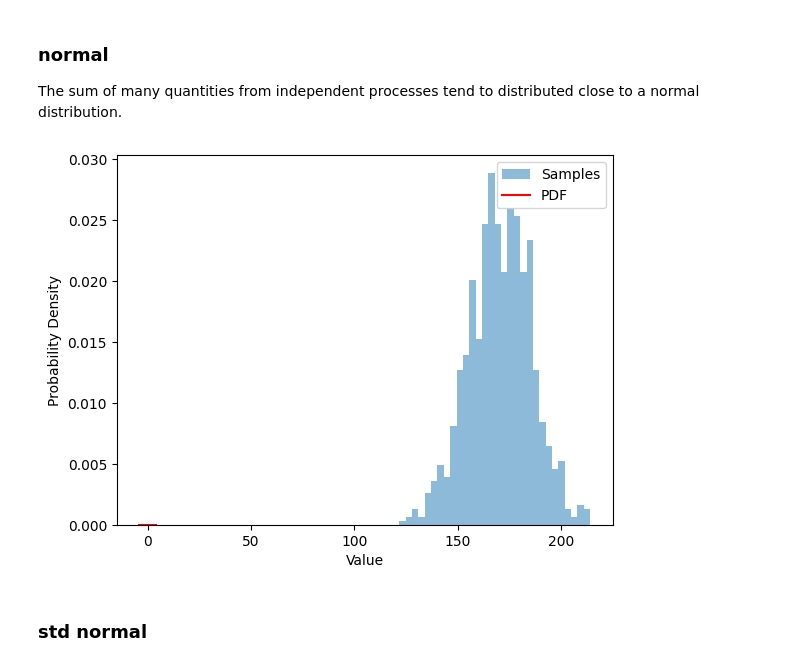
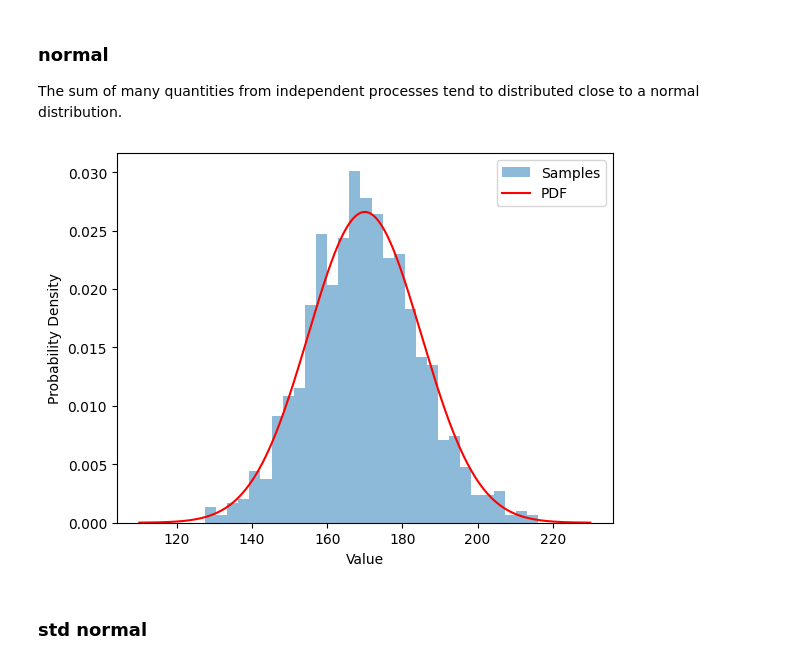
Before and after one commit to 0xdomyz/python_collection, a Jupyter notebook: math_scripts/distributions/cont_normal.ipynb, the cells around one changed output. Saved outputs shown, nothing was run; the diff lists cells and outputs as text; code cells hidden in the pictures.

```diff
--- a/math_scripts/distributions/cont_normal.ipynb
+++ b/math_scripts/distributions/cont_normal.ipynb
@@ -8,33 +8,33 @@ The sum of many quantities from independent processes tend to distributed close
 # %%
 from scipy.stats import norm
 import matplotlib.pyplot as plt
 
 # Define the distribution parameters
 mean = 170
 std_dev = 15
 
 # Generate random samples from the distribution
 samples = norm.rvs(size=1000, loc=mean, scale=std_dev)
 
 # Calculate the PDF values
-x = np.linspace(-4, 4, 100)
+x = np.linspace(mean - 4 * std_dev, mean + 4 * std_dev, 1000)
 pdf = (1 / (std_dev * np.sqrt(2 * np.pi))) * np.exp(-0.5 * ((x - mean) / std_dev) ** 2)
 
 # Plot the histogram of the samples
 plt.hist(samples, bins=30, density=True, alpha=0.5, label='Samples')
 
 # Plot the PDF
 plt.plot(x, pdf, color='red', label='PDF')
 
 # Add labels and legend
 plt.xlabel('Value')
 plt.ylabel('Probability Density')
 plt.legend()
 
 # Show the plot
 plt.show()
 # %% [output]
-[figure, old version]
+[figure, new version]
 # %% [markdown]
 ### std normal
 # %%
```
